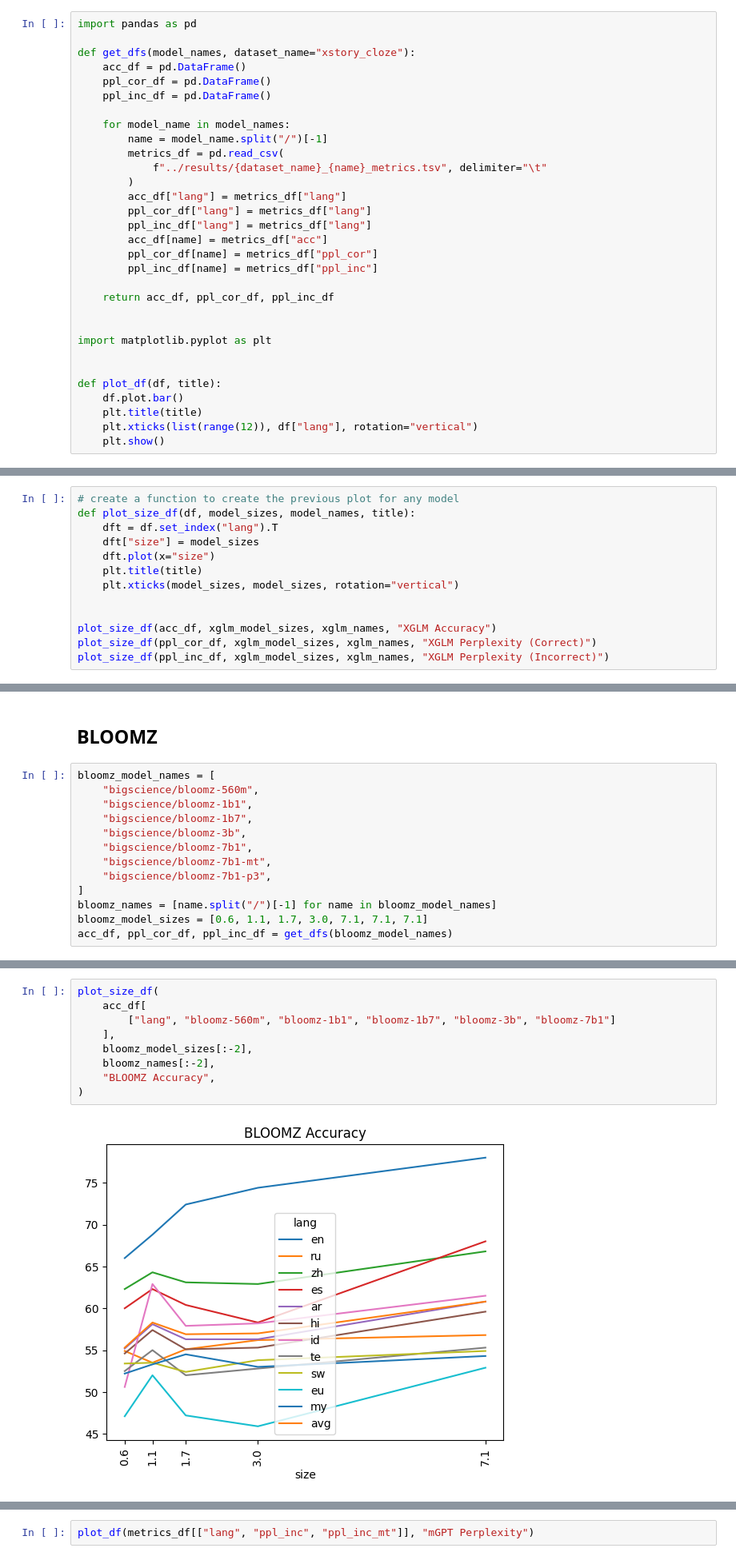
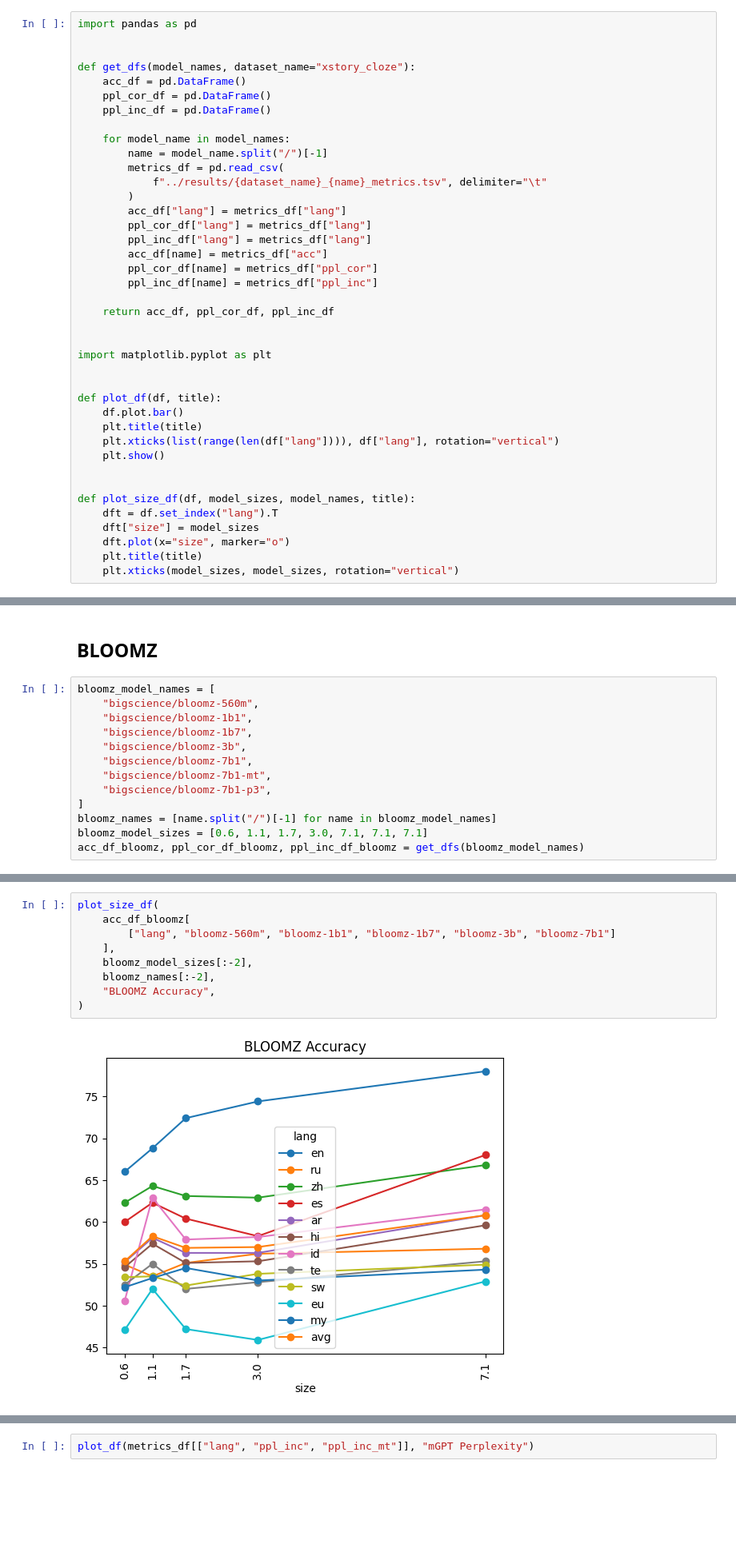
Before and after one commit to juletx/self-translate, a Jupyter notebook: evaluation/xstory_cloze.ipynb, the cells around one changed output, grey strips where cells are left out. Shown at 80% size. Drawn from its saved outputs; the diff is of its cells as text; blank space fills up the shorter version.

Commit message:
improve evaluation plots to compare models

```diff
--- a/evaluation/xstory_cloze.ipynb
+++ b/evaluation/xstory_cloze.ipynb
@@ -2,6 +2,7 @@
 # XStoryCloze evaluation
 # %%
 import pandas as pd
+
 
 def get_dfs(model_names, dataset_name="xstory_cloze"):
     acc_df = pd.DataFrame()
@@ -29,5 +30,13 @@ import matplotlib.pyplot as plt
 def plot_df(df, title):
     df.plot.bar()
     plt.title(title)
-    plt.xticks(list(range(12)), df["lang"], rotation="vertical")
+    plt.xticks(list(range(len(df["lang"]))), df["lang"], rotation="vertical")
     plt.show()
+
+
+def plot_size_df(df, model_sizes, model_names, title):
+    dft = df.set_index("lang").T
+    dft["size"] = model_sizes
+    dft.plot(x="size", marker="o")
+    plt.title(title)
+    plt.xticks(model_sizes, model_sizes, rotation="vertical")
@@ -139,16 +189,3 @@ display(ppl_inc_df)
 | 9 | eu | 35.48 | 23.84 | 20.93 | 107.33 | 19.77 |
 | 10 | my | 20.31 | 16.01 | 14.21 | 32.31 | 13.77 |
 | 11 | avg | 31.92 | 24.27 | 21.35 | 33.22 | 19.68 |
-# %%
-# create a function to create the previous plot for any model
-def plot_size_df(df, model_sizes, model_names, title):
-    dft = df.set_index("lang").T
-    dft["size"] = model_sizes
-    dft.plot(x="size")
-    plt.title(title)
-    plt.xticks(model_sizes, model_sizes, rotation="vertical")
-
-
-plot_size_df(acc_df, xglm_model_sizes, xglm_names, "XGLM Accuracy")
-plot_size_df(ppl_cor_df, xglm_model_sizes, xglm_names, "XGLM Perplexity (Correct)")
-plot_size_df(ppl_inc_df, xglm_model_sizes, xglm_names, "XGLM Perplexity (Incorrect)")
@@ -247,5 +290,5 @@ bloomz_model_names = [
 ]
 bloomz_names = [name.split("/")[-1] for name in bloomz_model_names]
 bloomz_model_sizes = [0.6, 1.1, 1.7, 3.0, 7.1, 7.1, 7.1]
-acc_df, ppl_cor_df, ppl_inc_df = get_dfs(bloomz_model_names)
+acc_df_bloomz, ppl_cor_df_bloomz, ppl_inc_df_bloomz = get_dfs(bloomz_model_names)
 # %%
@@ -294,13 +337,13 @@ display(ppl_inc_df)
 | 11 | avg | 2097428.38 | 92.71 | 6256.51 | 5734.68 | 1267.95 | 2337.74 | 61.52 |
 # %%
 plot_size_df(
-    acc_df[
+    acc_df_bloomz[
         ["lang", "bloomz-560m", "bloomz-1b1", "bloomz-1b7", "bloomz-3b", "bloomz-7b1"]
     ],
     bloomz_model_sizes[:-2],
     bloomz_names[:-2],
     "BLOOMZ Accuracy",
 )
 # %% [output]
-[figure, old version]
+[figure, new version]
 # %%
```
Also changed, not shown: parts of 65 cells of this notebook.
